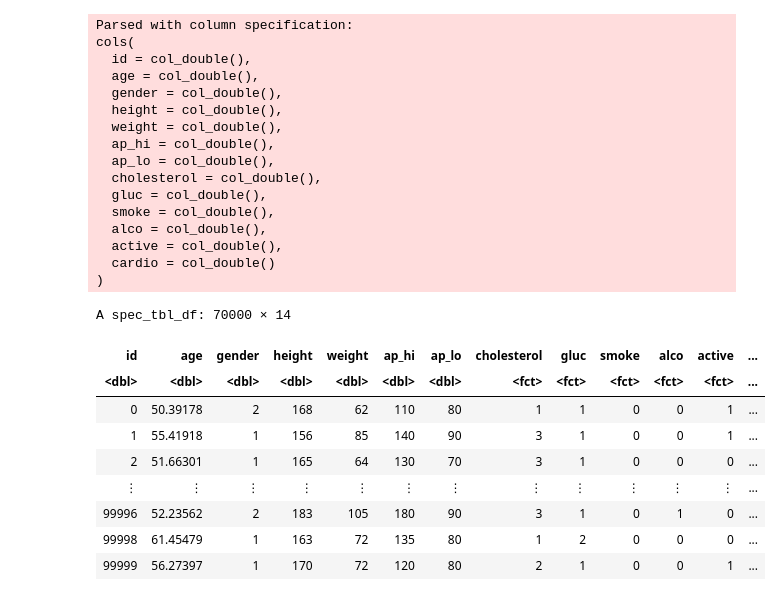
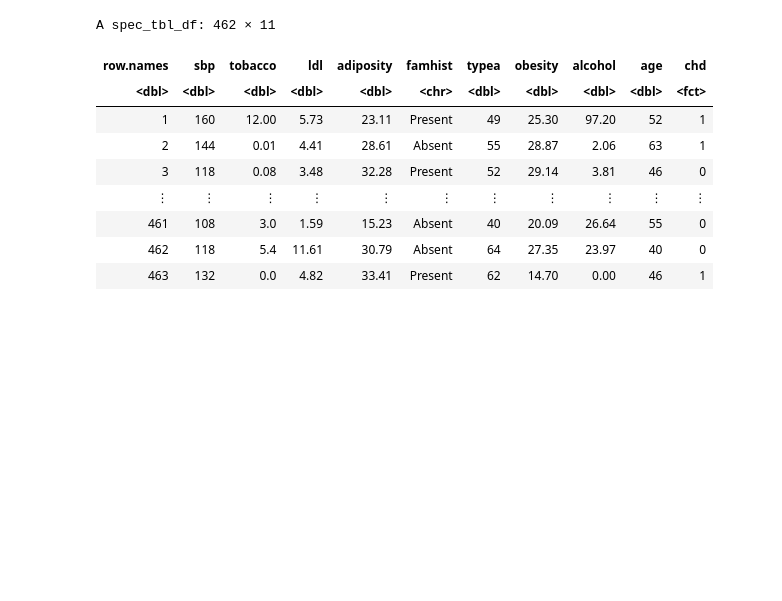
Before and after one commit to CameronGeisler/dsci-project, a Jupyter notebook: proposal.ipynb, the cells around one changed output. Saved outputs shown, nothing was run; the diff lists cells and outputs as text; code cells hidden in the pictures; blank space fills up the shorter version.

```diff
--- a/proposal.ipynb
+++ b/proposal.ipynb
@@ -23,0 +25,6 @@ Warning message:
+# %%
+# Load data set from the web
+card_data <- read_delim("cardio_train.csv", delim = ";")
+card_data2 <- read_csv("http://www-stat.stanford.edu/~tibs/ElemStatLearn/datasets/SAheart.data")
+card_data
+card_data2
@@ -24,43 +69,30 @@ Warning message:
 # %%
-card_data <- read_delim("cardio_train.csv", delim = ";")
 card_data <- card_data %>%
     mutate(cholesterol = as_factor(cholesterol),
            gluc = as_factor(gluc),
-        smoke = as_factor(smoke),
-        alco = as_factor(alco),
-          active = as_factor(active),
-          cardio = as_factor(cardio),
-          age = age / 365,
-          bmi = weight / (height/100)^2)
-card_data
+           smoke = as_factor(smoke),
+           alco = as_factor(alco),
+           active = as_factor(active),
+           cardio = as_factor(cardio),
+           age = age / 365,
+           bmi = weight / (height/100)^2)
+# card_data
 
-card_sample <- card_data %>%
-    sample_n(250)
+card_data2 <- card_data2 %>%
+    mutate(chd = as_factor(chd))
+card_data2
+
+# card_sample <- card_data %>%
+#     sample_n(250)
 # %% [output]
-Parsed with column specification:
-cols(
-  id = col_double(),
-  age = col_double(),
-  gender = col_double(),
-  height = col_double(),
-  weight = col_double(),
-  ap_hi = col_double(),
-  ap_lo = col_double(),
-  cholesterol = col_double(),
-  gluc = col_double(),
-  smoke = col_double(),
-  alco = col_double(),
-  active = col_double(),
-  cardio = col_double()
-)
+A spec_tbl_df: 462 × 11
-A spec_tbl_df: 70000 × 14
-| id | age | gender | height | weight | ap_hi | ap_lo | cholesterol | gluc | smoke | alco | active | ... |
-| <dbl> | <dbl> | <dbl> | <dbl> | <dbl> | <dbl> | <dbl> | <fct> | <fct> | <fct> | <fct> | <fct> | ... |
-| 0 | 50.39178 | 2 | 168 | 62 | 110 | 80 | 1 | 1 | 0 | 0 | 1 | ... |
-| 1 | 55.41918 | 1 | 156 | 85 | 140 | 90 | 3 | 1 | 0 | 0 | 1 | ... |
-| 2 | 51.66301 | 1 | 165 | 64 | 130 | 70 | 3 | 1 | 0 | 0 | 0 | ... |
-| ⋮ | ⋮ | ⋮ | ⋮ | ⋮ | ⋮ | ⋮ | ⋮ | ⋮ | ⋮ | ⋮ | ⋮ | ... |
-| 99996 | 52.23562 | 2 | 183 | 105 | 180 | 90 | 3 | 1 | 0 | 1 | 0 | ... |
-| 99998 | 61.45479 | 1 | 163 | 72 | 135 | 80 | 1 | 2 | 0 | 0 | 0 | ... |
-| 99999 | 56.27397 | 1 | 170 | 72 | 120 | 80 | 2 | 1 | 0 | 0 | 1 | ... |
+| row.names | sbp | tobacco | ldl | adiposity | famhist | typea | obesity | alcohol | age | chd |
+| <dbl> | <dbl> | <dbl> | <dbl> | <dbl> | <chr> | <dbl> | <dbl> | <dbl> | <dbl> | <fct> |
+| 1 | 160 | 12.00 | 5.73 | 23.11 | Present | 49 | 25.30 | 97.20 | 52 | 1 |
+| 2 | 144 | 0.01 | 4.41 | 28.61 | Absent | 55 | 28.87 | 2.06 | 63 | 1 |
+| 3 | 118 | 0.08 | 3.48 | 32.28 | Present | 52 | 29.14 | 3.81 | 46 | 0 |
+| ⋮ | ⋮ | ⋮ | ⋮ | ⋮ | ⋮ | ⋮ | ⋮ | ⋮ | ⋮ | ⋮ |
+| 461 | 108 | 3.0 | 1.59 | 15.23 | Absent | 40 | 20.09 | 26.64 | 55 | 0 |
+| 462 | 118 | 5.4 | 11.61 | 30.79 | Absent | 64 | 27.35 | 23.97 | 40 | 0 |
+| 463 | 132 | 0.0 | 4.82 | 33.41 | Present | 62 | 14.70 | 0.00 | 46 | 1 |
 # %%
```
Also changed, not shown: parts of 14 cells of this notebook, 1 other file.
